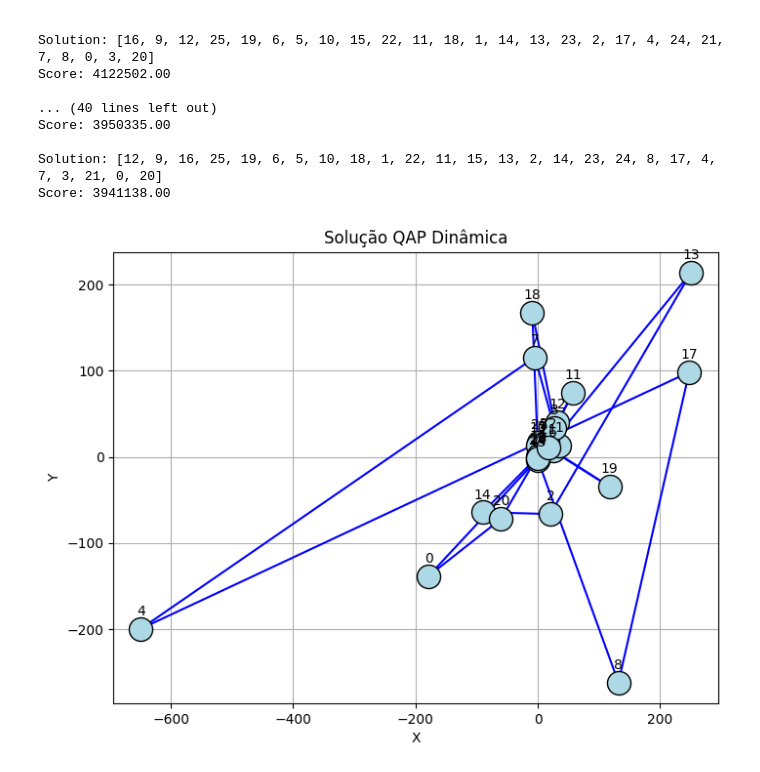
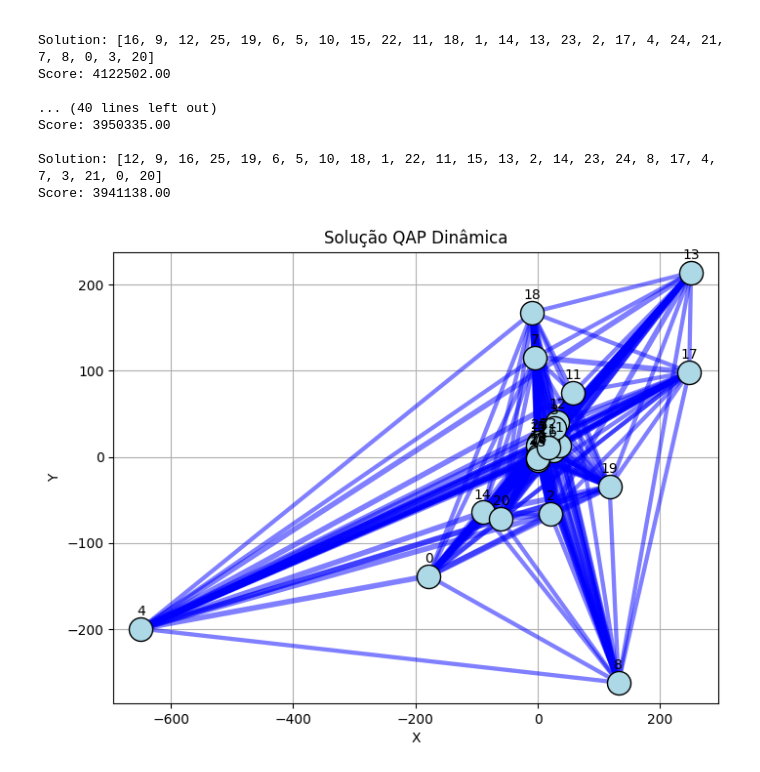
Before and after one commit to Francisco-Paulino-Arruda-Filho/QAP-Instances, a Jupyter notebook: VNDToPAQ.ipynb, the cells around one changed output. Cells and saved outputs as stored; diff of their text form; code cells hidden in the pictures.

Commit message:
corrigindo plot

```diff
--- a/VNDToPAQ.ipynb
+++ b/VNDToPAQ.ipynb
@@ -36,18 +36,6 @@ def generate_neighborhood_2(sol: list[int]) -> list[list[int]]:
   return neighborhood
 # %%
 def solution_score(sol: list[int], flow: list[list[float]], dist: list[list[float]]) -> float:
-    """
-    Calcula o custo total da solução `sol` para o Problema de Alocação Quadrática (QAP),
-    com base na fórmula da função objetivo.
-
-    Parâmetros:
-    - sol (list[int]): permutação das instalações (índices), onde sol[i] é a instalação na posição i
-    - flow (list[list[float]]): matriz de fluxo entre instalações
-    - dist (list[list[float]]): matriz de distâncias entre localizações
-
-    Retorna:
-    - float: custo total da solução
-    """
     n = len(sol)
     if len(flow) != n or len(dist) != n:
         raise ValueError("Tamanhos incompatíveis entre solução, fluxo e distância")
@@ -118,31 +101,27 @@ def plotar_solucao(solucao, flow_df, dist_df, titulo="Solução QAP Dinâmica"):
     n = len(solucao)
     dist_array = np.array(dist_df)
 
-    # Reordenar matriz de distâncias conforme a solução
     dist_reordenada = dist_array[np.ix_(solucao, solucao)]
 
-    # Força simetria
     dist_reordenada = (dist_reordenada + dist_reordenada.T) / 2
 
-    # Zera diagonal
     np.fill_diagonal(dist_reordenada, 0)
 
-
-    # Gerar coordenadas MDS da matriz reordenada
     mds = MDS(n_components=2, dissimilarity="precomputed", random_state=42)
     coords = mds.fit_transform(dist_reordenada)
 
     plt.figure(figsize=(8, 6))
 
-    # Conectar na ordem original da solução (0..n-1) pois coords já estão ordenadas segundo solucao
     for i in range(n):
-        origem = i
-        destino = (i + 1) % n
-        plt.plot(
-            [coords[origem, 0], coords[destino, 0]],
-            [coords[origem, 1], coords[destino, 1]],
-            color="blue"
-        )
+        for j in range(i + 1, n):
+            largura = 0.5 + 4 * (flow_df.iloc[solucao[i], solucao[j]] / flow_df.values.max())
+            plt.plot(
+                [coords[i, 0], coords[j, 0]],
+                [coords[i, 1], coords[j, 1]],
+                color="blue",
+                alpha=0.5,
+                linewidth=largura
+            )
 
     plt.scatter(coords[:, 0], coords[:, 1], color="#add8e6", s=300, edgecolors="black", zorder=3)
 
@@ -211,6 +190,6 @@ Score: 3950335.00
 Solution: [12, 9, 16, 25, 19, 6, 5, 10, 18, 1, 22, 11, 15, 13, 2, 14, 23, 24, 8, 17, 4, 7, 3, 21, 0, 20]
 Score: 3941138.00
 # %%
-plotar_solucao(curr_sol, flow_df.values.tolist(), dist_df.values.tolist())
+plotar_solucao(curr_sol, flow_df, dist_df)
 # %% [output]
-[figure, old version]
+[figure, new version]
```
Also changed, not shown: parts of 3 cells of this notebook.
